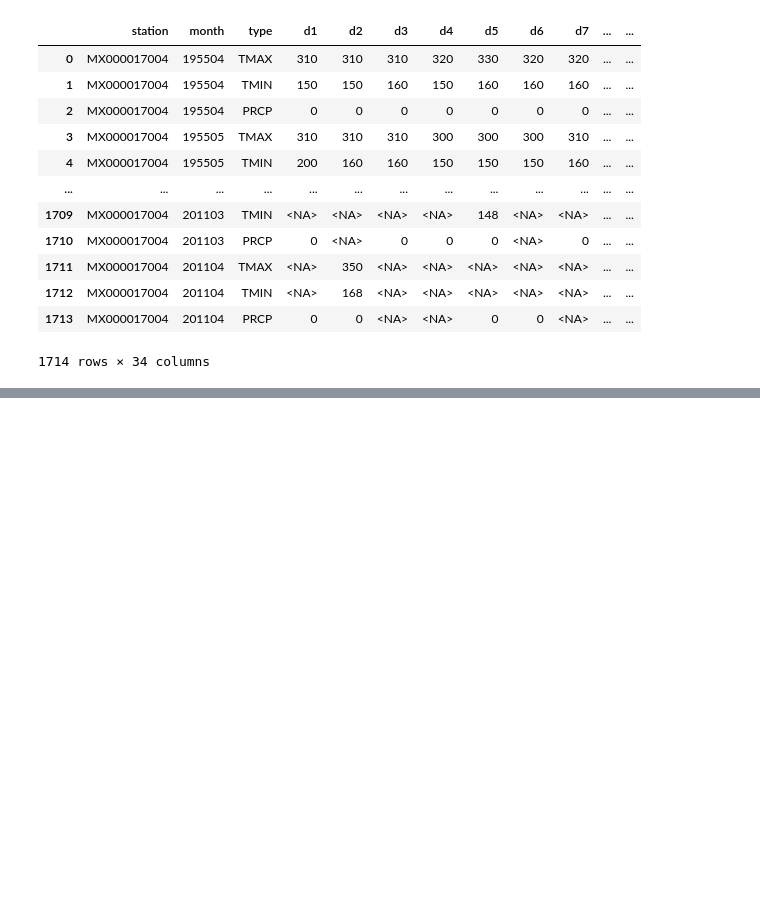
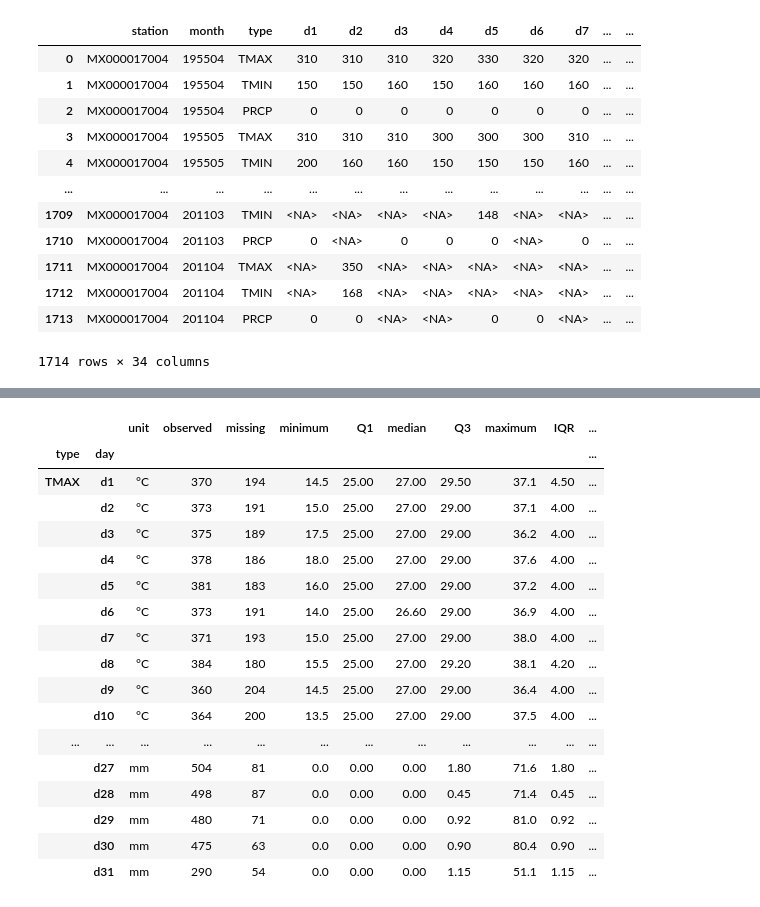
Before and after one commit to jiraroj-wir/MUIC-ICCS261-Principles-of-Data-Science, a Jupyter notebook: Copy_of_loading_legacy_data.ipynb, the cells around one changed output, grey strips where cells are left out. Cells and saved outputs as stored; diff of their text form; code cells hidden in the pictures; blank space fills up the shorter version.

```diff
--- a/Copy_of_loading_legacy_data.ipynb
+++ b/Copy_of_loading_legacy_data.ipynb
@@ -289,0 +480,46 @@ df_wt
+# %%
+by_day = weather_values.groupby(['type', 'day'])['value']
+iqr_summary = by_day.agg(
+    observed='count', minimum='min', Q1=lambda s: s.quantile(0.25),
+    median='median', Q3=lambda s: s.quantile(0.75), maximum='max'
+)
+iqr_summary['missing'] = by_day.size() - iqr_summary['observed']
+iqr_summary['IQR'] = iqr_summary['Q3'] - iqr_summary['Q1']
+iqr_summary['lower_fence'] = iqr_summary['Q1'] - 1.5 * iqr_summary['IQR']
+iqr_summary['upper_fence'] = iqr_summary['Q3'] + 1.5 * iqr_summary['IQR']
+
+weather_values = weather_values.merge(
+    iqr_summary[['lower_fence', 'upper_fence']],
+    left_on=['type', 'day'], right_index=True, validate='many_to_one'
+)
+weather_values['outlier'] = (
+    (weather_values['value'] < weather_values['lower_fence']) |
+    (weather_values['value'] > weather_values['upper_fence'])
+)  # Comparisons with NaN are False; missing values are counted separately.
+iqr_summary['outliers'] = weather_values.groupby(['type', 'day'])['outlier'].sum()
+iqr_summary['unit'] = iqr_summary.index.get_level_values('type').map(weather_units)
+iqr_summary = iqr_summary.reindex(pd.MultiIndex.from_product(
+    [['TMAX', 'TMIN', 'PRCP'], day_columns], names=['type', 'day']
+))
+with pd.option_context('display.max_rows', 100):
+    display(iqr_summary[['unit', 'observed', 'missing', 'minimum', 'Q1', 'median',
+                         'Q3', 'maximum', 'IQR', 'lower_fence', 'upper_fence', 'outliers']].round(2))
+# %% [output]
+|  |  | unit | observed | missing | minimum | Q1 | median | Q3 | maximum | IQR | ... |
+| type | day |  |  |  |  |  |  |  |  |  | ... |
+| TMAX | d1 | °C | 370 | 194 | 14.5 | 25.00 | 27.00 | 29.50 | 37.1 | 4.50 | ... |
+|  | d2 | °C | 373 | 191 | 15.0 | 25.00 | 27.00 | 29.00 | 37.1 | 4.00 | ... |
+|  | d3 | °C | 375 | 189 | 17.5 | 25.00 | 27.00 | 29.00 | 36.2 | 4.00 | ... |
+|  | d4 | °C | 378 | 186 | 18.0 | 25.00 | 27.00 | 29.00 | 37.6 | 4.00 | ... |
+|  | d5 | °C | 381 | 183 | 16.0 | 25.00 | 27.00 | 29.00 | 37.2 | 4.00 | ... |
+|  | d6 | °C | 373 | 191 | 14.0 | 25.00 | 26.60 | 29.00 | 36.9 | 4.00 | ... |
+|  | d7 | °C | 371 | 193 | 15.0 | 25.00 | 27.00 | 29.00 | 38.0 | 4.00 | ... |
+|  | d8 | °C | 384 | 180 | 15.5 | 25.00 | 27.00 | 29.20 | 38.1 | 4.20 | ... |
+|  | d9 | °C | 360 | 204 | 14.5 | 25.00 | 27.00 | 29.00 | 36.4 | 4.00 | ... |
+|  | d10 | °C | 364 | 200 | 13.5 | 25.00 | 27.00 | 29.00 | 37.5 | 4.00 | ... |
+| ... | ... | ... | ... | ... | ... | ... | ... | ... | ... | ... | ... |
+|  | d27 | mm | 504 | 81 | 0.0 | 0.00 | 0.00 | 1.80 | 71.6 | 1.80 | ... |
+|  | d28 | mm | 498 | 87 | 0.0 | 0.00 | 0.00 | 0.45 | 71.4 | 0.45 | ... |
+|  | d29 | mm | 480 | 71 | 0.0 | 0.00 | 0.00 | 0.92 | 81.0 | 0.92 | ... |
+|  | d30 | mm | 475 | 63 | 0.0 | 0.00 | 0.00 | 0.90 | 80.4 | 0.90 | ... |
+|  | d31 | mm | 290 | 54 | 0.0 | 0.00 | 0.00 | 1.15 | 51.1 | 1.15 | ... |
```
Also changed, not shown: parts of 19 cells of this notebook, 1 other file.
